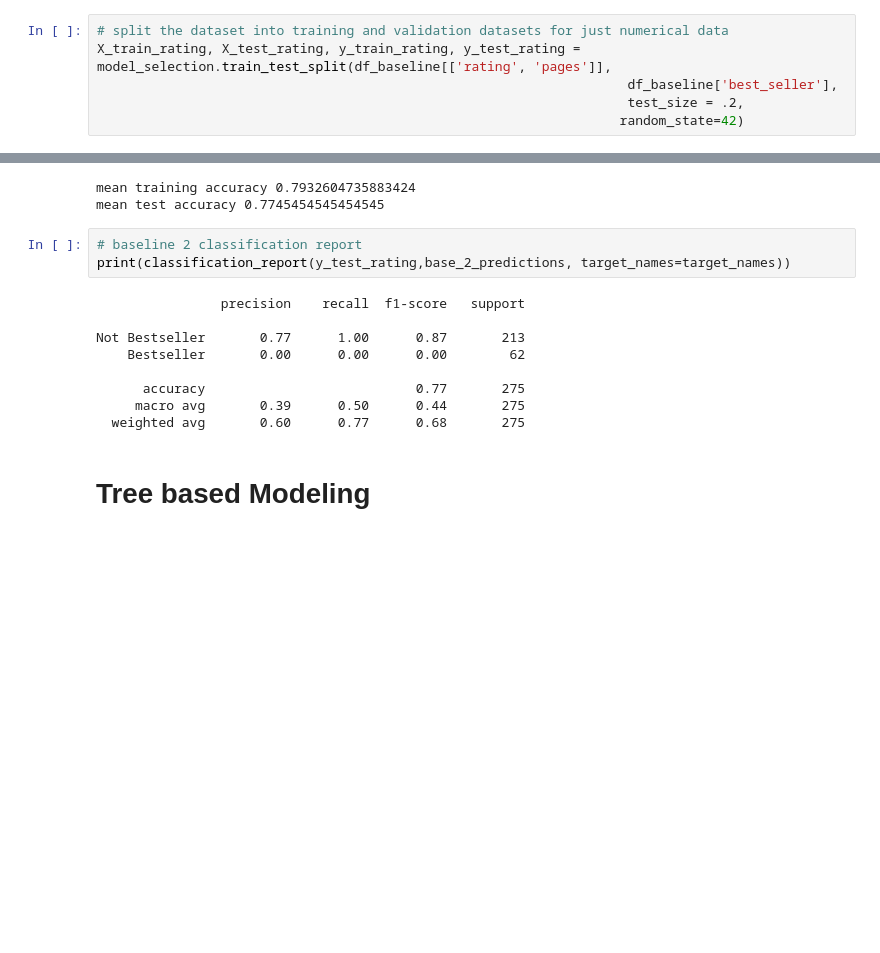
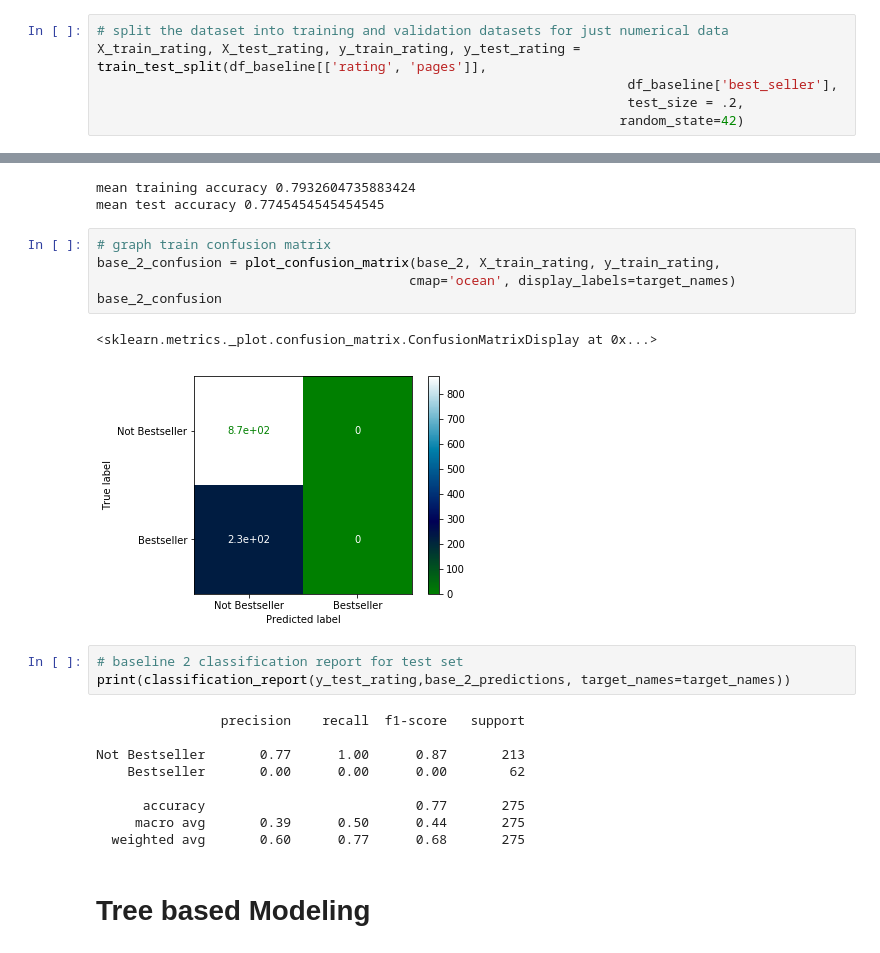
Before and after one commit to robillersomeone/NYT_bestsellers, a Jupyter notebook: initial_modeling-offline.ipynb, the cells around one changed output, grey strips where cells are left out. Drawn from its saved outputs; the diff is of its cells as text; blank space fills up the shorter version.

Commit message:
refactor modeling code

```diff
--- a/initial_modeling-offline.ipynb
+++ b/initial_modeling-offline.ipynb
@@ -86,7 +88,7 @@ Index(['rating', 'pages', 'best_seller'], dtype='object')
 | 4 | 4.35 | 480 | 0 |
 # %%
 # split the dataset into training and validation datasets for just numerical data
-X_train_rating, X_test_rating, y_train_rating, y_test_rating = model_selection.train_test_split(df_baseline[['rating', 'pages']],
+X_train_rating, X_test_rating, y_train_rating, y_test_rating = train_test_split(df_baseline[['rating', 'pages']],
                                                                     df_baseline['best_seller'],
                                                                     test_size = .2,
                                                                    random_state=42)
@@ -177,8 +184,16 @@ print('mean test accuracy', base_2.score(X_test_rating, y_test_rating))
 # %% [output]
 mean training accuracy 0.7932604735883424
 mean test accuracy 0.7745454545454545
+# %%
+# graph train confusion matrix
+base_2_confusion = plot_confusion_matrix(base_2, X_train_rating, y_train_rating,
+                                        cmap='ocean', display_labels=target_names)
+base_2_confusion
+# %% [output]
+<sklearn.metrics._plot.confusion_matrix.ConfusionMatrixDisplay at 0x...>
+[figure, added]
 # %%
-# baseline 2 classification report
+# baseline 2 classification report for test set
 print(classification_report(y_test_rating,base_2_predictions, target_names=target_names))
 # %% [output]
                 precision    recall  f1-score   support
```
Also changed, not shown: parts of 41 cells of this notebook, 2 other files.
